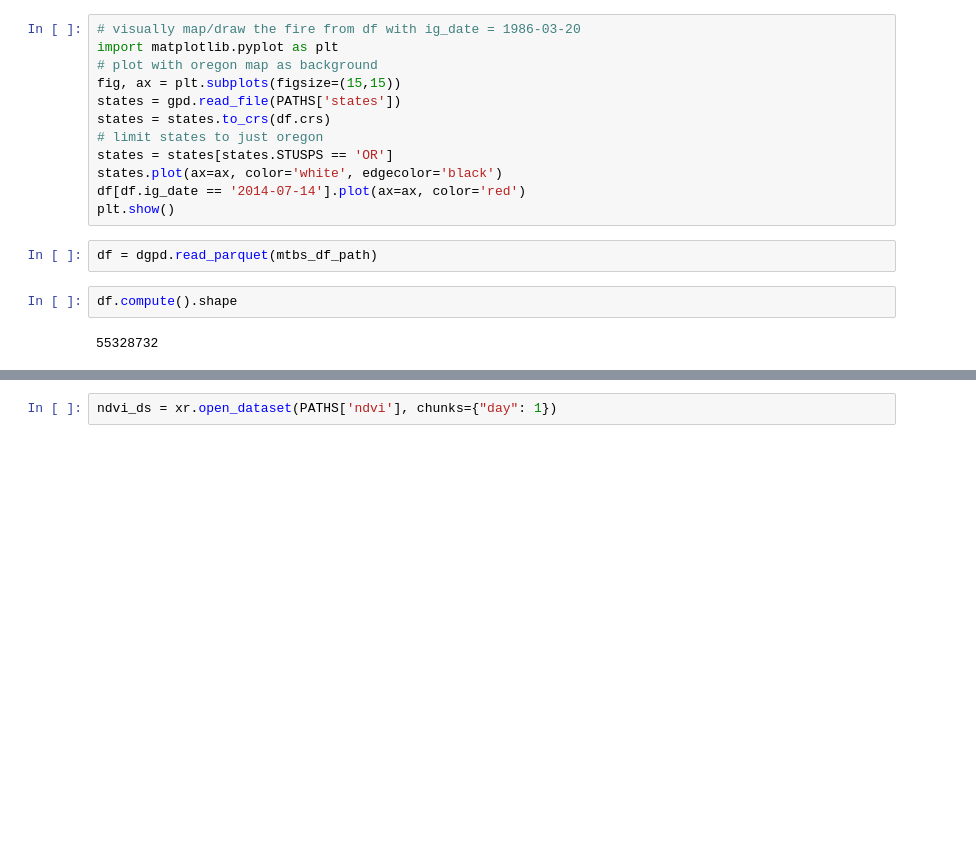
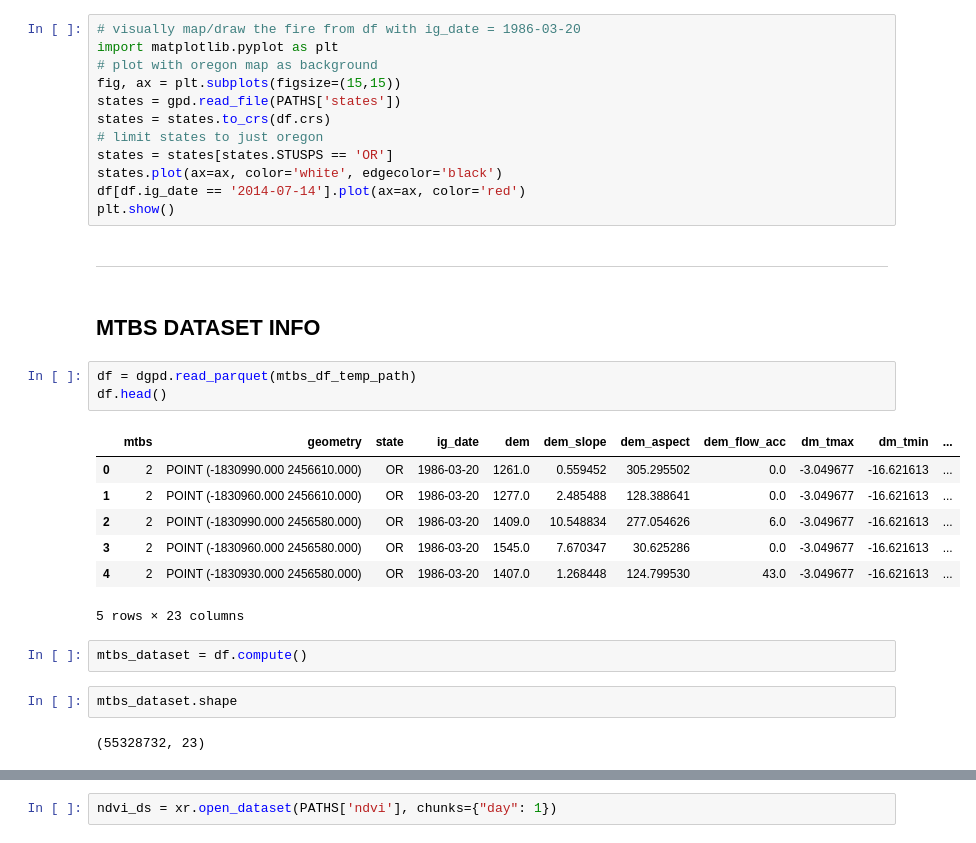
Before and after one commit to cake-dev/FireLab, a Jupyter notebook: Project/data_notebook.ipynb, the cells around one changed output, grey strips where cells are left out. Saved outputs shown, nothing was run; the diff lists cells and outputs as text; blank space fills up the shorter version.

```diff
--- a/Project/data_notebook.ipynb
+++ b/Project/data_notebook.ipynb
@@ -125,9 +126,24 @@ states = states[states.STUSPS == 'OR']
 states.plot(ax=ax, color='white', edgecolor='black')
 df[df.ig_date == '2014-07-14'].plot(ax=ax, color='red')
 plt.show()
+# %% [markdown]
+---
+# %% [markdown]
+## MTBS DATASET INFO
 # %%
-df = dgpd.read_parquet(mtbs_df_path)
+df = dgpd.read_parquet(mtbs_df_temp_path)
+df.head()
+# %% [output]
+|  | mtbs | geometry | state | ig_date | dem | dem_slope | dem_aspect | dem_flow_acc | dm_tmax | dm_tmin | ... |
+| 0 | 2 | POINT (-1830990.000 2456610.000) | OR | 1986-03-20 | 1261.0 | 0.559452 | 305.295502 | 0.0 | -3.049677 | -16.621613 | ... |
+| 1 | 2 | POINT (-1830960.000 2456610.000) | OR | 1986-03-20 | 1277.0 | 2.485488 | 128.388641 | 0.0 | -3.049677 | -16.621613 | ... |
+| 2 | 2 | POINT (-1830990.000 2456580.000) | OR | 1986-03-20 | 1409.0 | 10.548834 | 277.054626 | 6.0 | -3.049677 | -16.621613 | ... |
+| 3 | 2 | POINT (-1830960.000 2456580.000) | OR | 1986-03-20 | 1545.0 | 7.670347 | 30.625286 | 0.0 | -3.049677 | -16.621613 | ... |
+| 4 | 2 | POINT (-1830930.000 2456580.000) | OR | 1986-03-20 | 1407.0 | 1.268448 | 124.799530 | 43.0 | -3.049677 | -16.621613 | ... |
+5 rows × 23 columns
-# %%
-df.compute().shape
-# %% [output]
-55328732
+# %%
+mtbs_dataset = df.compute()
+# %%
+mtbs_dataset.shape
+# %% [output]
+(55328732, 23)
```
Also changed, not shown: parts of 13 cells of this notebook, 1 other file.
